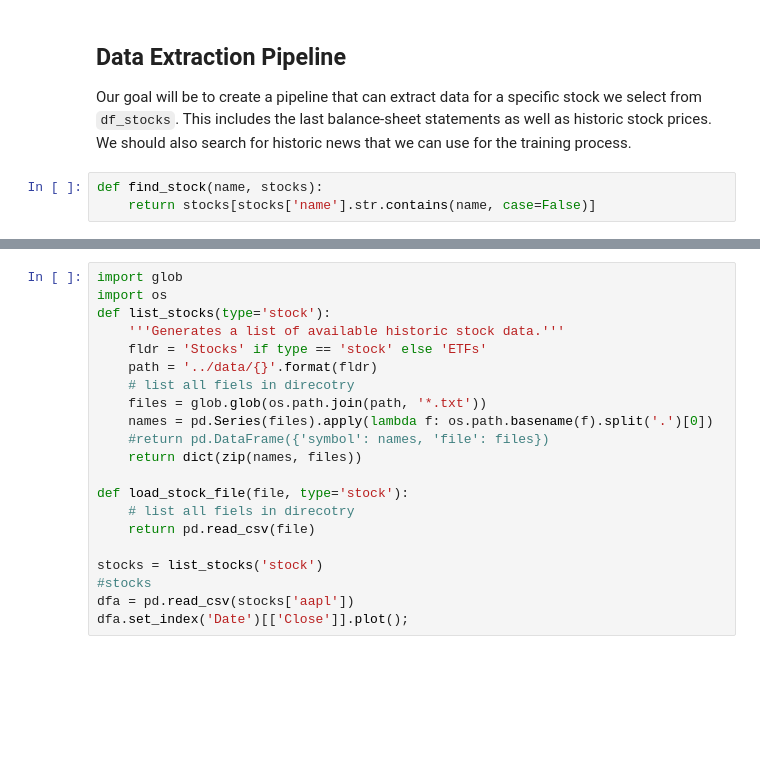
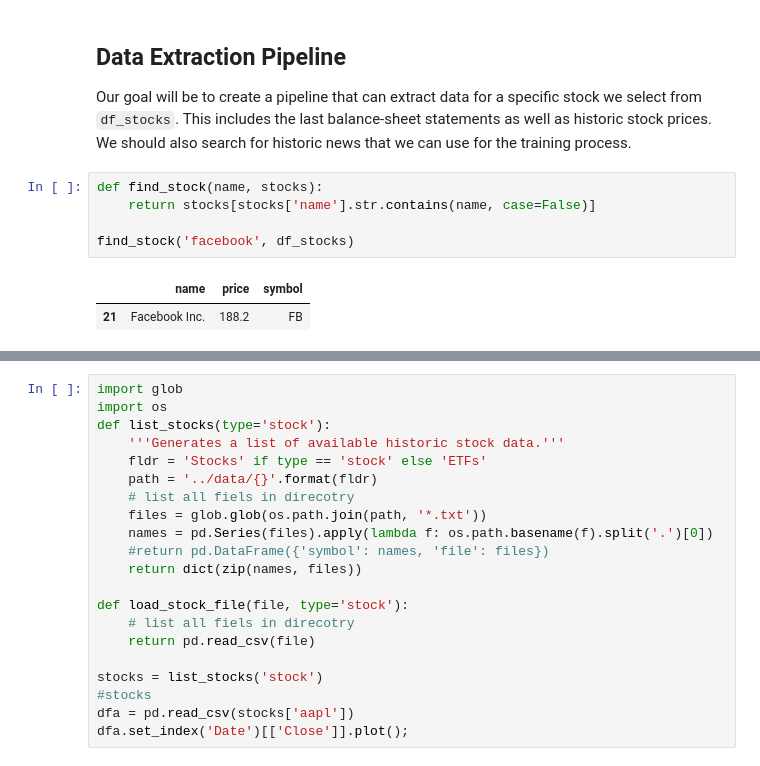
Before and after one commit to felixnext/stock_trend_analysis, a Jupyter notebook: notebooks/02-1_cleaning+features.ipynb, the cells around one changed output, grey strips where cells are left out. Cells and saved outputs as stored; diff of their text form; blank space fills up the shorter version.

```diff
--- a/notebooks/02-1_cleaning+features.ipynb
+++ b/notebooks/02-1_cleaning+features.ipynb
@@ -29,5 +29,10 @@ Our goal will be to create a pipeline that can extract data for a specific stock
 # %%
 def find_stock(name, stocks):
     return stocks[stocks['name'].str.contains(name, case=False)]
+
+find_stock('facebook', df_stocks)
+# %% [output]
+|  | name | price | symbol |
+| 21 | Facebook Inc. | 188.2 | FB |
 # %%
 # some stock selection functions (this gathers all available data and might take a while...)
```
Also changed, not shown: parts of 11 cells of this notebook, 3 other files.
